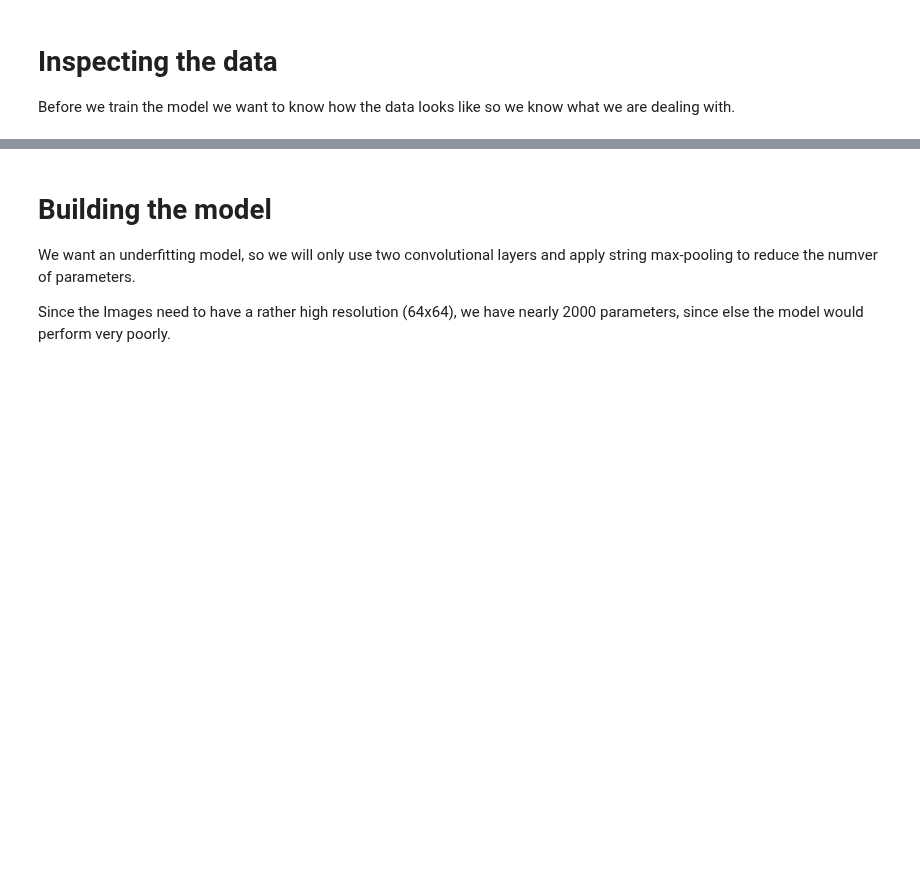
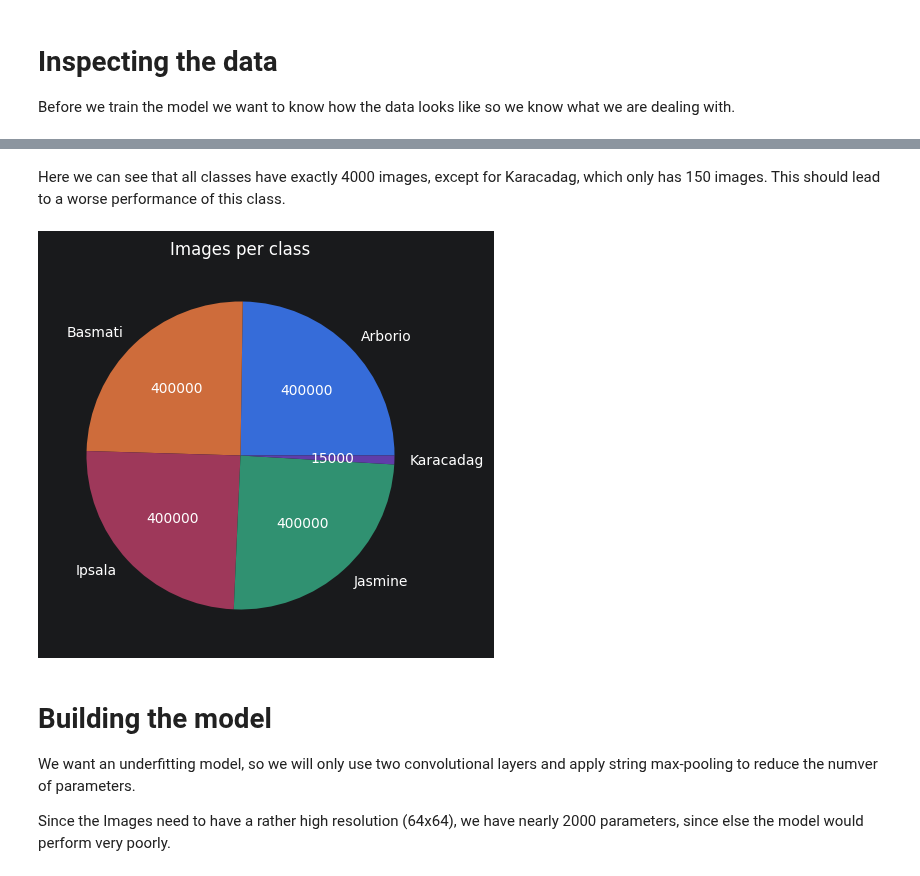
Before and after one commit to Nukufel/AiAp_MiniProj_1, a Jupyter notebook: underfitting.ipynb, the cells around one changed output, grey strips where cells are left out. Saved outputs shown, nothing was run; the diff lists cells and outputs as text; code cells hidden in the pictures; blank space fills up the shorter version.

```diff
--- a/underfitting.ipynb
+++ b/underfitting.ipynb
@@ -36,3 +36,10 @@ plot_samples(train_images, label_names)
+# %% [markdown]
+Here we can see that all classes have exactly 4000 images, except for Karacadag, which only has 150 images.
+This should lead to a worse performance of this class.
+# %%
+plot_number_per_class(all_images, label_names)
+# %% [output]
+[figure, added]
 # %% [markdown]
 # Building the model
 
```
Also changed, not shown: parts of 5 cells of this notebook, 2 other files.
